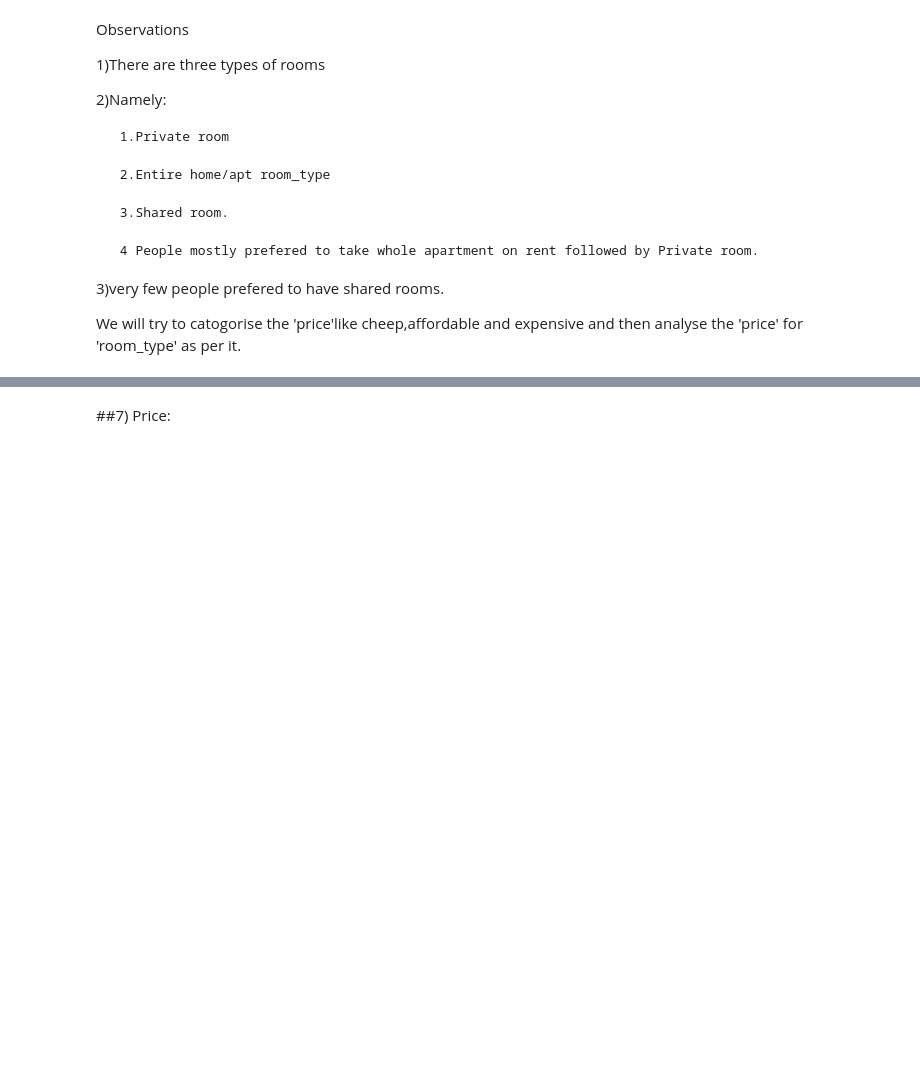
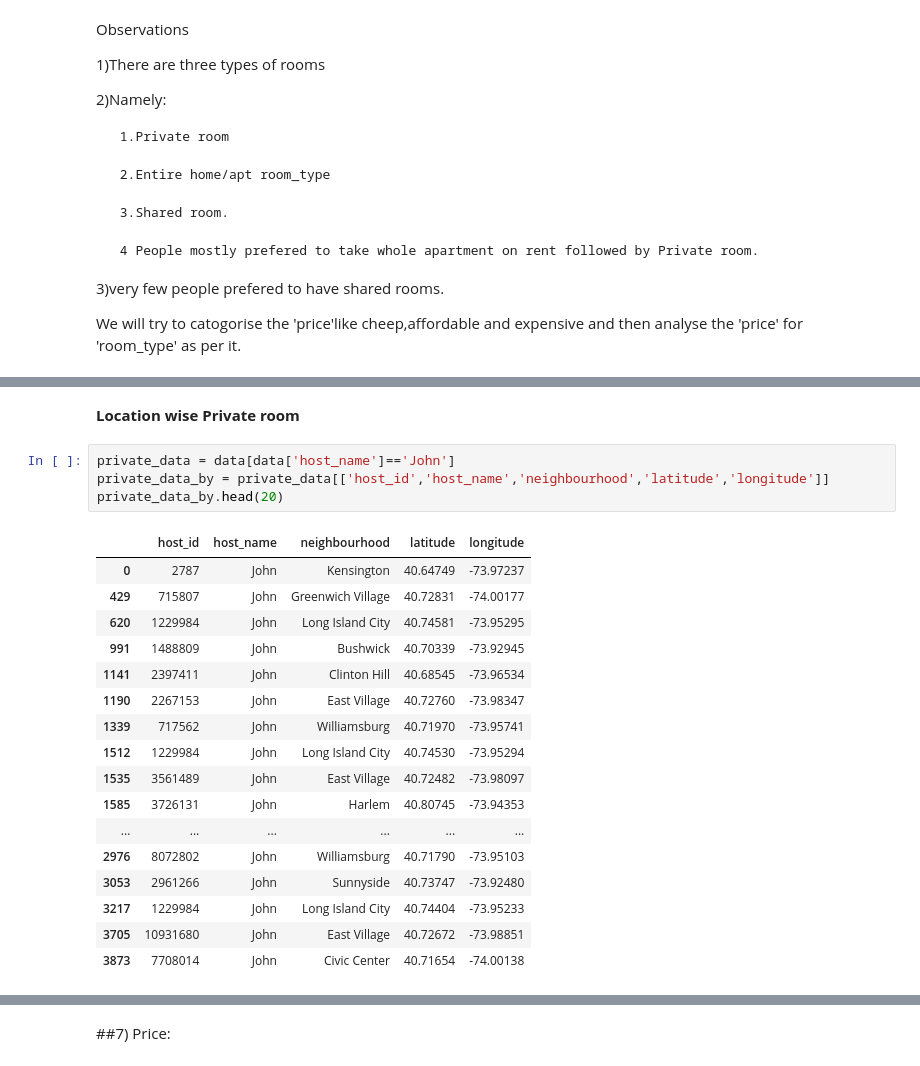
Before and after one commit to abhishubh32832/Airbnb_Booking_Analysis, a Jupyter notebook: Airbnb_Bookings_Analysis_2_Capstone_Project.ipynb, the cells around one changed output, grey strips where cells are left out. Drawn from its saved outputs; the diff is of its cells as text; blank space fills up the shorter version.

```diff
--- a/Airbnb_Bookings_Analysis_2_Capstone_Project.ipynb
+++ b/Airbnb_Bookings_Analysis_2_Capstone_Project.ipynb
@@ -594,0 +621,24 @@ We will try to catogorise the 'price'like cheep,affordable and expensive and the
+# %% [markdown]
+**Location wise Private room**
+# %%
+private_data = data[data['host_name']=='John']
+private_data_by = private_data[['host_id','host_name','neighbourhood','latitude','longitude']]
+private_data_by.head(20)
+# %% [output]
+|  | host_id | host_name | neighbourhood | latitude | longitude |
+| 0 | 2787 | John | Kensington | 40.64749 | -73.97237 |
+| 429 | 715807 | John | Greenwich Village | 40.72831 | -74.00177 |
+| 620 | 1229984 | John | Long Island City | 40.74581 | -73.95295 |
+| 991 | 1488809 | John | Bushwick | 40.70339 | -73.92945 |
+| 1141 | 2397411 | John | Clinton Hill | 40.68545 | -73.96534 |
+| 1190 | 2267153 | John | East Village | 40.72760 | -73.98347 |
+| 1339 | 717562 | John | Williamsburg | 40.71970 | -73.95741 |
+| 1512 | 1229984 | John | Long Island City | 40.74530 | -73.95294 |
+| 1535 | 3561489 | John | East Village | 40.72482 | -73.98097 |
+| 1585 | 3726131 | John | Harlem | 40.80745 | -73.94353 |
+| ... | ... | ... | ... | ... | ... |
+| 2976 | 8072802 | John | Williamsburg | 40.71790 | -73.95103 |
+| 3053 | 2961266 | John | Sunnyside | 40.73747 | -73.92480 |
+| 3217 | 1229984 | John | Long Island City | 40.74404 | -73.95233 |
+| 3705 | 10931680 | John | East Village | 40.72672 | -73.98851 |
+| 3873 | 7708014 | John | Civic Center | 40.71654 | -74.00138 |
```
Also changed, not shown: parts of 9 cells of this notebook.
